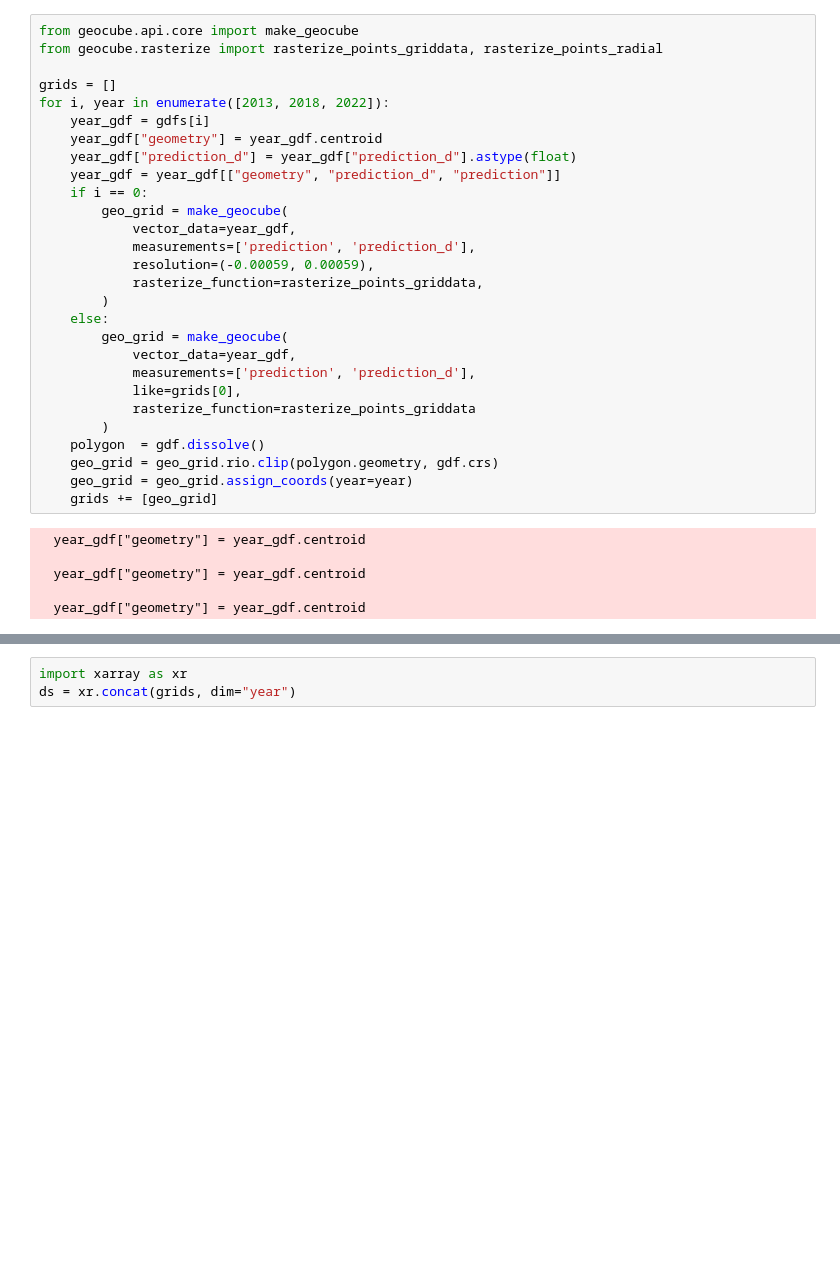
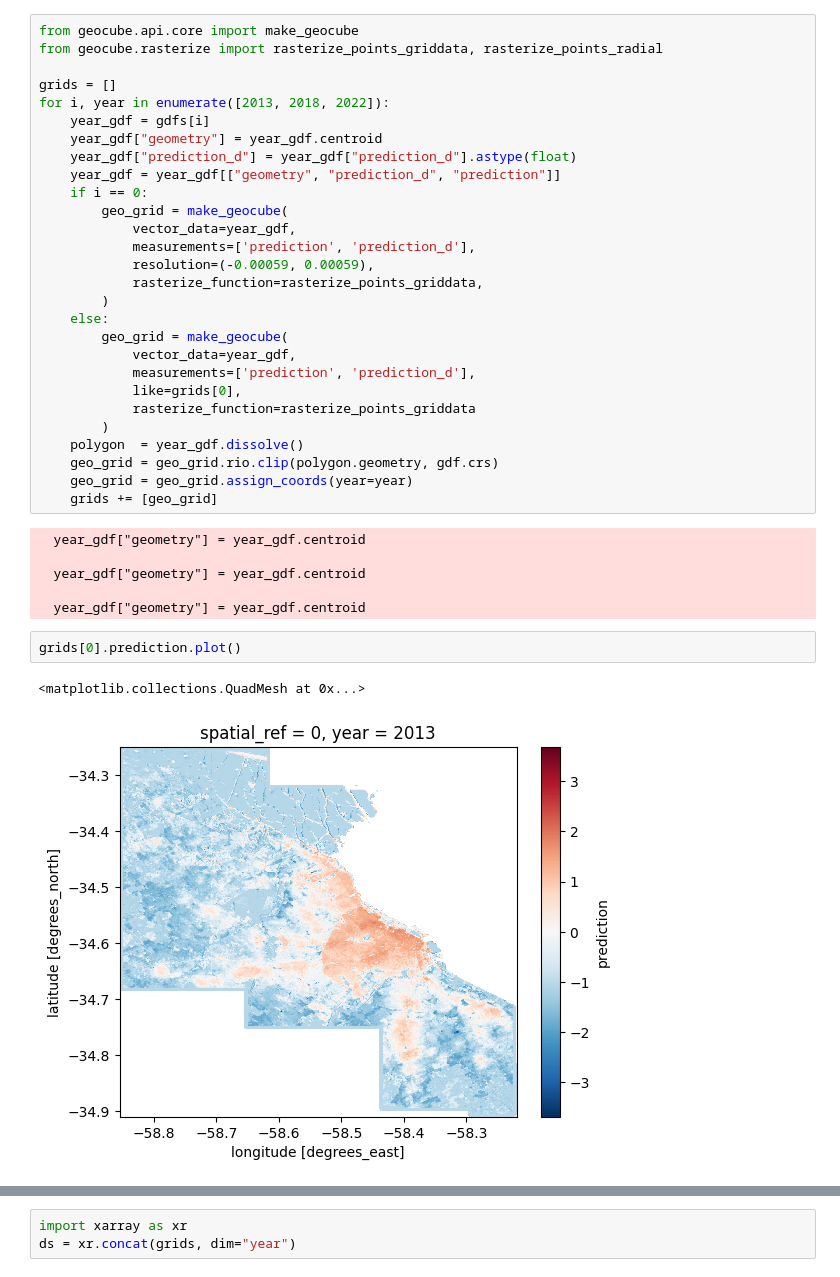
Before and after one commit to Queeno11/ingresoAMBA.github.io, a Jupyter notebook: genera_zenodo.ipynb, the cells around one changed output, grey strips where cells are left out. Saved outputs shown, nothing was run; the diff lists cells and outputs as text; blank space fills up the shorter version.

```diff
--- a/genera_zenodo.ipynb
+++ b/genera_zenodo.ipynb
@@ -67,7 +67,7 @@ for i, year in enumerate([2013, 2018, 2022]):
             like=grids[0],
             rasterize_function=rasterize_points_griddata
         )
-    polygon  = gdf.dissolve()
+    polygon  = year_gdf.dissolve()
     geo_grid = geo_grid.rio.clip(polygon.geometry, gdf.crs)
     geo_grid = geo_grid.assign_coords(year=year)
     grids += [geo_grid]
@@ -77,3 +77,8 @@ for i, year in enumerate([2013, 2018, 2022]):
   year_gdf["geometry"] = year_gdf.centroid
 
   year_gdf["geometry"] = year_gdf.centroid
+# %%
+grids[0].prediction.plot()
+# %% [output]
+<matplotlib.collections.QuadMesh at 0x...>
+[figure, added]
```
Also changed, not shown: parts of 2 cells of this notebook, 1 other file.
